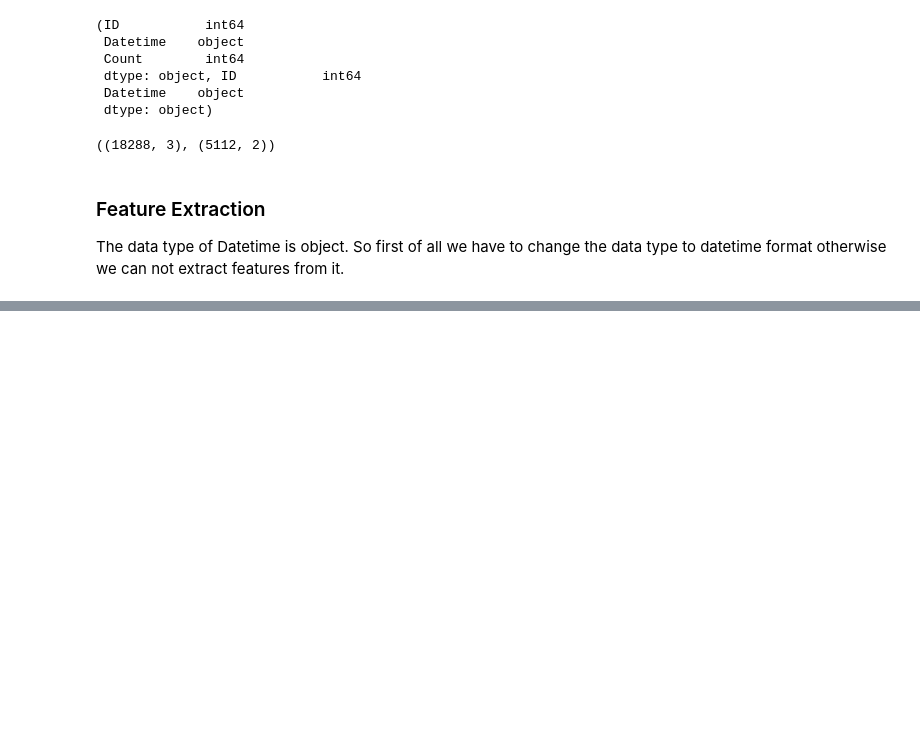
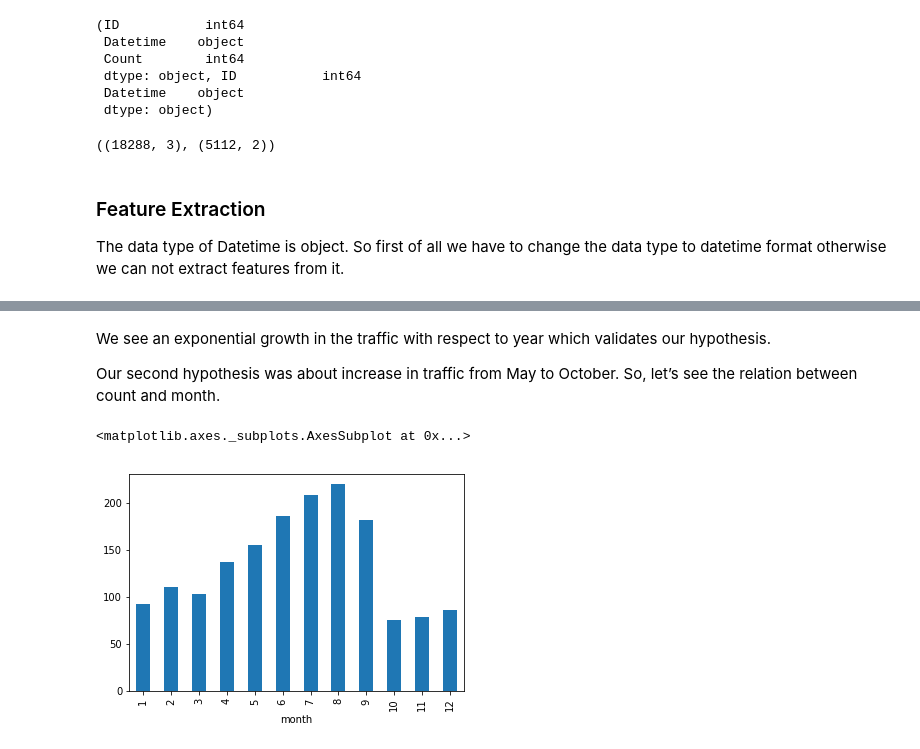
Before and after one commit to sksoumik/machine-learning-projects, a Jupyter notebook: Forecasting_traffic/timeseries_forecasting.ipynb, the cells around one changed output, grey strips where cells are left out. Drawn from its saved outputs; the diff is of its cells as text; code cells hidden in the pictures; blank space fills up the shorter version.

```diff
--- a/Forecasting_traffic/timeseries_forecasting.ipynb
+++ b/Forecasting_traffic/timeseries_forecasting.ipynb
@@ -77,0 +136,9 @@ for i in (train, test, test_original, train_original):
+# %% [markdown]
+We see an exponential growth in the traffic with respect to year which validates our hypothesis.
+
+Our second hypothesis was about increase in traffic from May to October. So, let’s see the relation between count and month.
+# %%
+train.groupby('month')['Count'].mean().plot.bar()
+# %% [output]
+<matplotlib.axes._subplots.AxesSubplot at 0x...>
+[figure, added]
```
Also changed, not shown: parts of 15 cells of this notebook, 3 other files.
